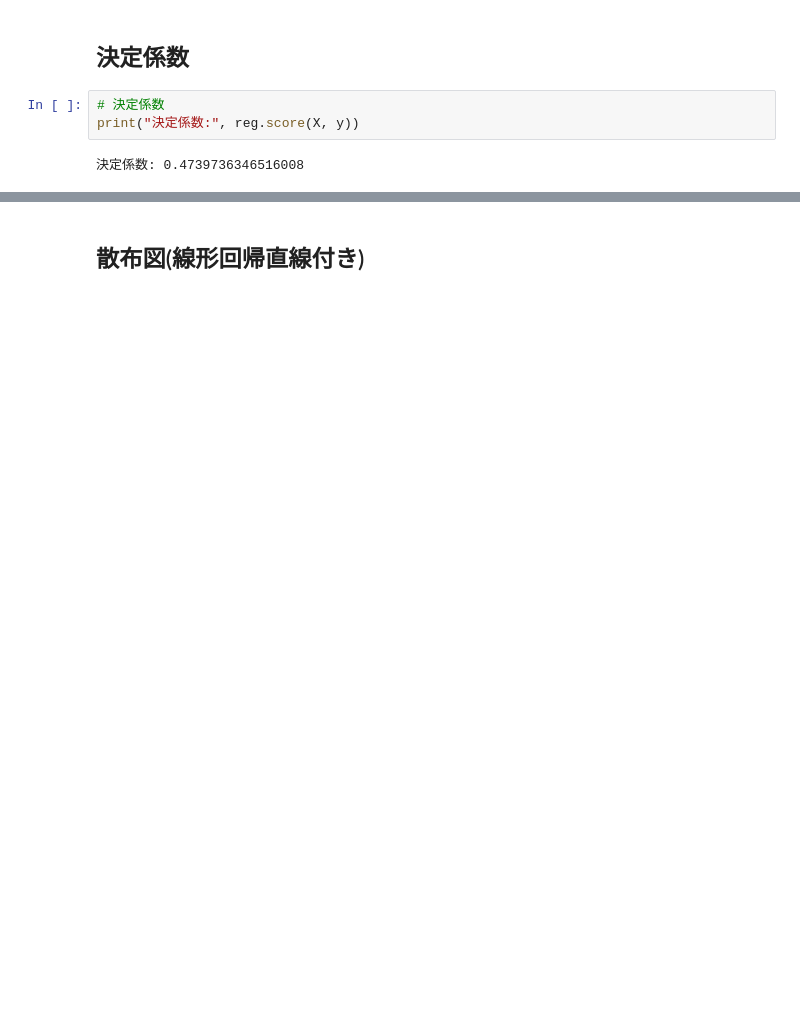
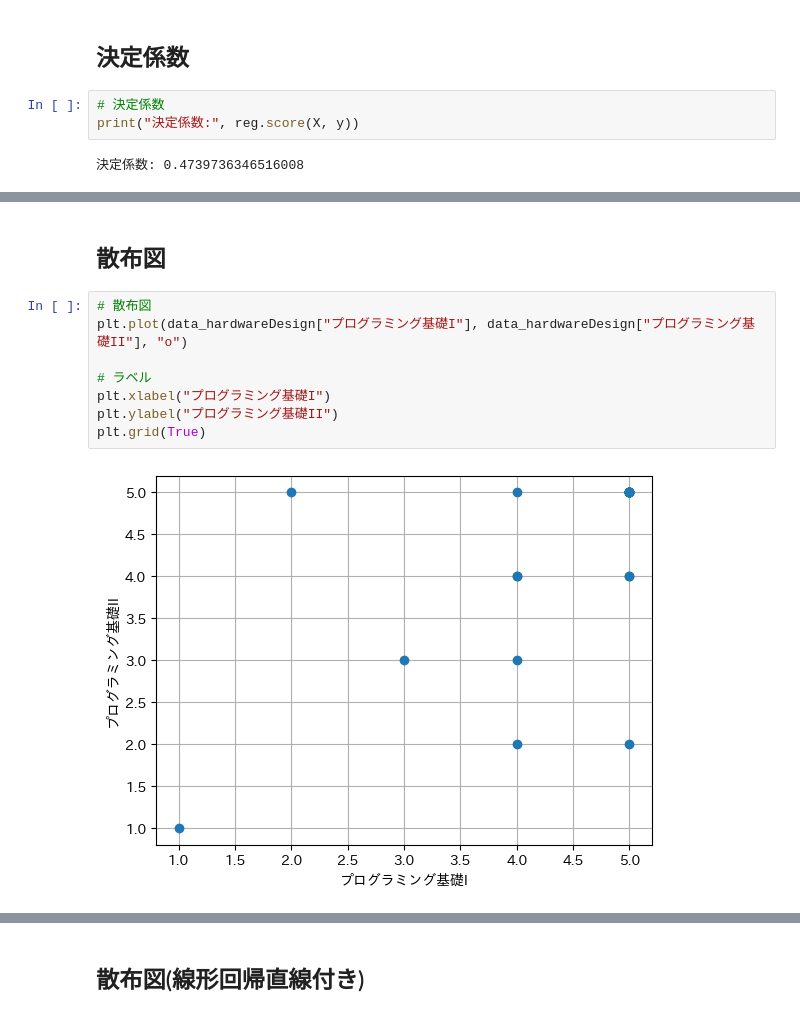
Before and after one commit to ltpdo/GradeDistribution, a Jupyter notebook: 成績原簿の仕分け.ipynb, the cells around one changed output, grey strips where cells are left out. Saved outputs shown, nothing was run; the diff lists cells and outputs as text; blank space fills up the shorter version.

```diff
--- a/成績原簿の仕分け.ipynb
+++ b/成績原簿の仕分け.ipynb
@@ -446,0 +493,12 @@ print("決定係数:", reg.score(X, y))
+# %% [markdown]
+## 散布図
+# %%
+# 散布図
+plt.plot(data_hardwareDesign["プログラミング基礎I"], data_hardwareDesign["プログラミング基礎II"], "o")
+
+# ラベル
+plt.xlabel("プログラミング基礎I")
+plt.ylabel("プログラミング基礎II")
+plt.grid(True)
+# %% [output]
+[figure, added]
```
Also changed, not shown: parts of 46 cells of this notebook.
